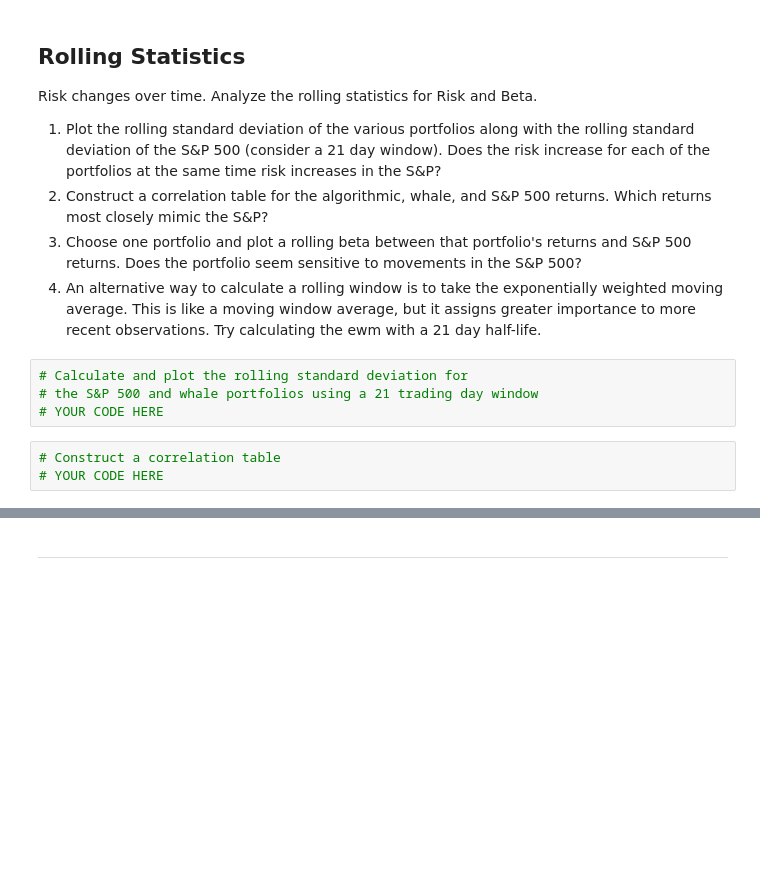
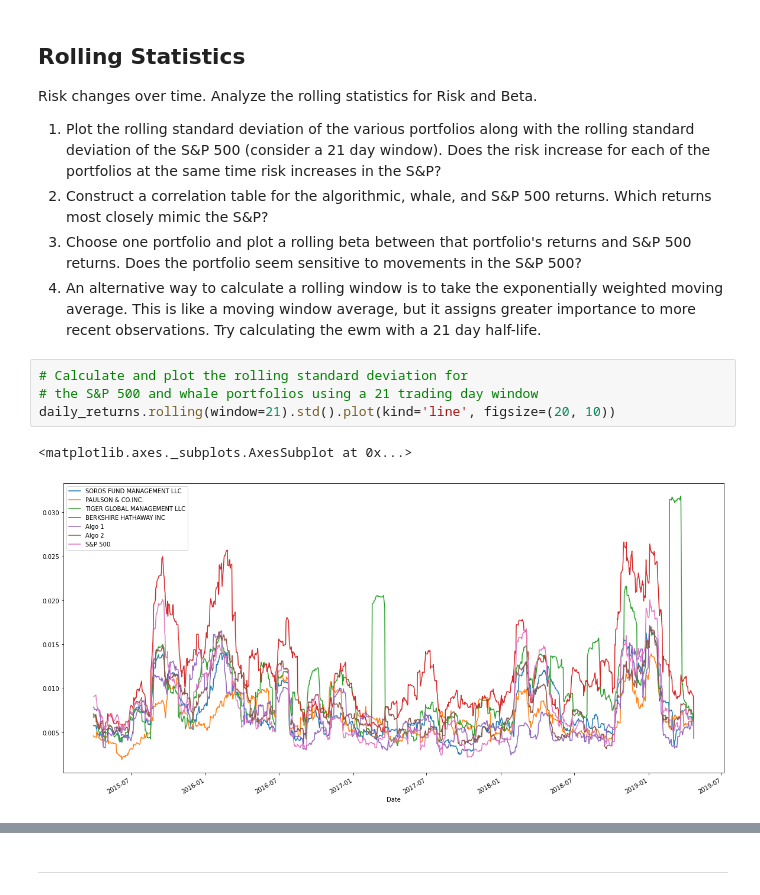
Before and after one commit to drg-developer-2-GWFinTech-Homeworks/homework-3, a Jupyter notebook: whale_analysis.ipynb, the cells around one changed output, grey strips where cells are left out. Drawn from its saved outputs; the diff is of its cells as text; blank space fills up the shorter version.

```diff
--- a/whale_analysis.ipynb
+++ b/whale_analysis.ipynb
@@ -219,7 +267,7 @@ Risk changes over time. Analyze the rolling statistics for Risk and Beta.
 # %%
 # Calculate and plot the rolling standard deviation for
 # the S&P 500 and whale portfolios using a 21 trading day window
-# YOUR CODE HERE
+daily_returns.rolling(window=21).std().plot(kind='line', figsize=(20, 10))
+# %% [output]
+<matplotlib.axes._subplots.AxesSubplot at 0x...>
+[figure, added]
-# %%
-# Construct a correlation table
-# YOUR CODE HERE
```
Also changed, not shown: parts of 17 cells of this notebook.
